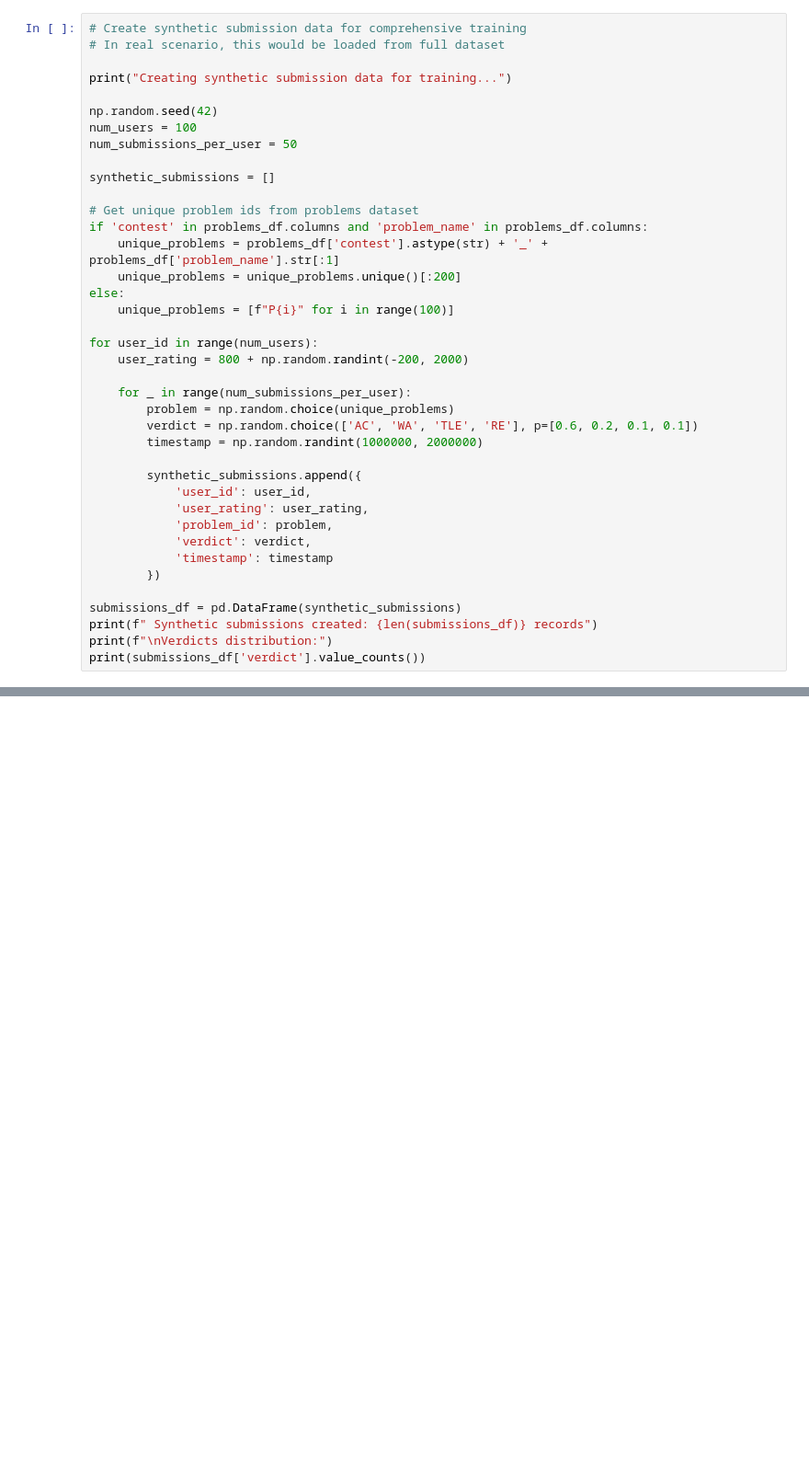
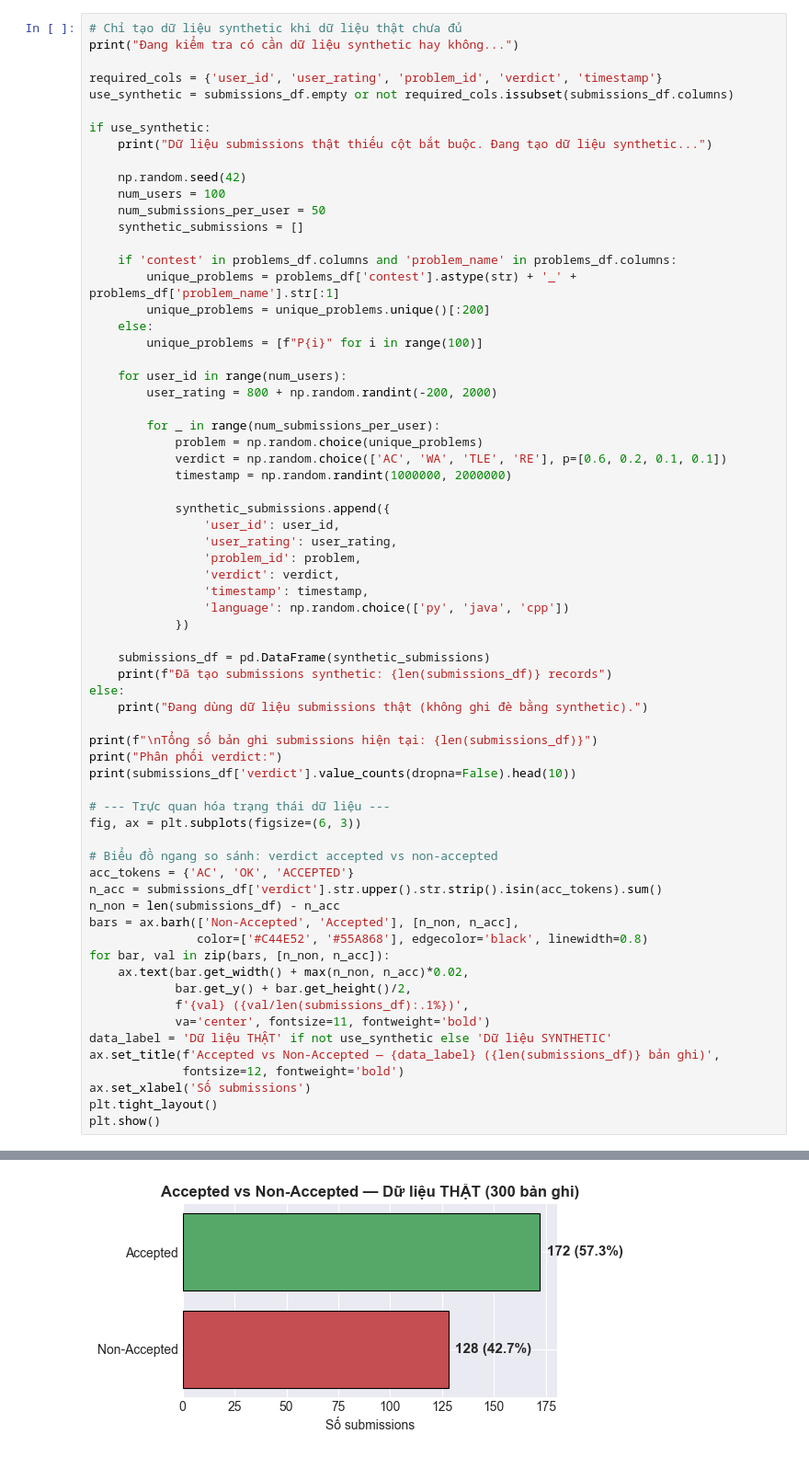
Before and after one commit to MinTreesLearn/ML, a Jupyter notebook: Codeforces_RL_Recommender.ipynb, the cells around one changed output, grey strips where cells are left out. Shown at 92% size. Drawn from its saved outputs; the diff is of its cells as text; blank space fills up the shorter version.

```diff
--- a/Codeforces_RL_Recommender.ipynb
+++ b/Codeforces_RL_Recommender.ipynb
@@ -152,40 +349,68 @@ First few rows:
 # %%
-# Create synthetic submission data for comprehensive training
-# In real scenario, this would be loaded from full dataset
+# Chỉ tạo dữ liệu synthetic khi dữ liệu thật chưa đủ
+print("Đang kiểm tra có cần dữ liệu synthetic hay không...")
 
-print("Creating synthetic submission data for training...")
+required_cols = {'user_id', 'user_rating', 'problem_id', 'verdict', 'timestamp'}
+use_synthetic = submissions_df.empty or not required_cols.issubset(submissions_df.columns)
 
-np.random.seed(42)
-num_users = 100
-num_submissions_per_user = 50
+if use_synthetic:
+    print("Dữ liệu submissions thật thiếu cột bắt buộc. Đang tạo dữ liệu synthetic...")
 
-synthetic_submissions = []
+    np.random.seed(42)
+    num_users = 100
+    num_submissions_per_user = 50
+    synthetic_submissions = []
 
-# Get unique problem ids from problems dataset
-if 'contest' in problems_df.columns and 'problem_name' in problems_df.columns:
-    unique_problems = problems_df['contest'].astype(str) + '_' + problems_df['problem_name'].str[:1]
-    unique_problems = unique_problems.unique()[:200]
+    if 'contest' in problems_df.columns and 'problem_name' in problems_df.columns:
+        unique_problems = problems_df['contest'].astype(str) + '_' + problems_df['problem_name'].str[:1]
+        unique_problems = unique_problems.unique()[:200]
+    else:
+        unique_problems = [f"P{i}" for i in range(100)]
+
+    for user_id in range(num_users):
+        user_rating = 800 + np.random.randint(-200, 2000)
+
+        for _ in range(num_submissions_per_user):
+            problem = np.random.choice(unique_problems)
+            verdict = np.random.choice(['AC', 'WA', 'TLE', 'RE'], p=[0.6, 0.2, 0.1, 0.1])
+            timestamp = np.random.randint(1000000, 2000000)
+
+            synthetic_submissions.append({
+                'user_id': user_id,
+                'user_rating': user_rating,
+                'problem_id': problem,
+                'verdict': verdict,
+                'timestamp': timestamp,
+                'language': np.random.choice(['py', 'java', 'cpp'])
+            })
+
+    submissions_df = pd.DataFrame(synthetic_submissions)
+    print(f"Đã tạo submissions synthetic: {len(submissions_df)} records")
 else:
-    unique_problems = [f"P{i}" for i in range(100)]
+    print("Đang dùng dữ liệu submissions thật (không ghi đè bằng synthetic).")
 
-for user_id in range(num_users):
-    user_rating = 800 + np.random.randint(-200, 2000)
+print(f"\nTổng số bản ghi submissions hiện tại: {len(submissions_df)}")
+print("Phân phối verdict:")
+print(submissions_df['verdict'].value_counts(dropna=False).head(10))
 
-    for _ in range(num_submissions_per_user):
-        problem = np.random.choice(unique_problems)
-        verdict = np.random.choice(['AC', 'WA', 'TLE', 'RE'], p=[0.6, 0.2, 0.1, 0.1])
-        timestamp = np.random.randint(1000000, 2000000)
+# --- Trực quan hóa trạng thái dữ liệu ---
+fig, ax = plt.subplots(figsize=(6, 3))
 
-        synthetic_submissions.append({
-            'user_id': user_id,
-            'user_rating': user_rating,
-            'problem_id': problem,
-            'verdict': verdict,
-            'timestamp': timestamp
-        })
-
-submissions_df = pd.DataFrame(synthetic_submissions)
-print(f" Synthetic submissions created: {len(submissions_df)} records")
-print(f"\nVerdicts distribution:")
-print(submissions_df['verdict'].value_counts())
+# Biểu đồ ngang so sánh: verdict accepted vs non-accepted
+acc_tokens = {'AC', 'OK', 'ACCEPTED'}
+n_acc = submissions_df['verdict'].str.upper().str.strip().isin(acc_tokens).sum()
+n_non = len(submissions_df) - n_acc
+bars = ax.barh(['Non-Accepted', 'Accepted'], [n_non, n_acc],
+               color=['#C44E52', '#55A868'], edgecolor='black', linewidth=0.8)
+for bar, val in zip(bars, [n_non, n_acc]):
+    ax.text(bar.get_width() + max(n_non, n_acc)*0.02,
+            bar.get_y() + bar.get_height()/2,
+            f'{val} ({val/len(submissions_df):.1%})',
+            va='center', fontsize=11, fontweight='bold')
+data_label = 'Dữ liệu THẬT' if not use_synthetic else 'Dữ liệu SYNTHETIC'
+ax.set_title(f'Accepted vs Non-Accepted — {data_label} ({len(submissions_df)} bản ghi)',
+             fontsize=12, fontweight='bold')
+ax.set_xlabel('Số submissions')
+plt.tight_layout()
+plt.show()
 # %% [output]
@@ -201 +429,2 @@ RE      453
 Name: count, dtype: int64
+[figure, added]
```
Also changed, not shown: parts of 46 cells of this notebook, 10 other files.
